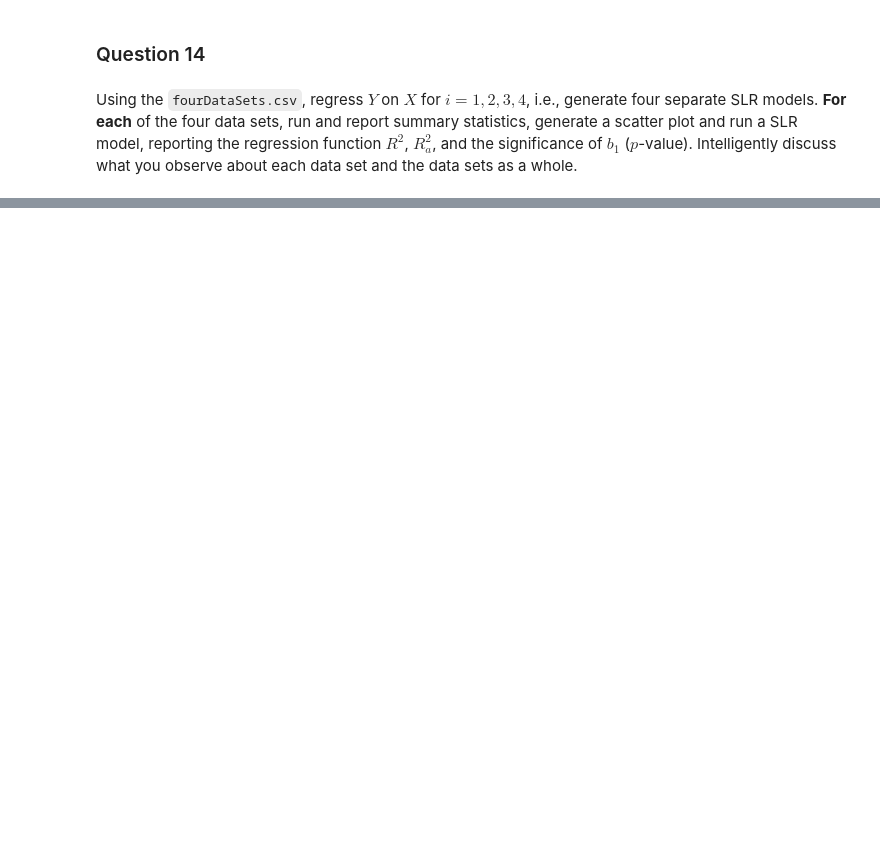
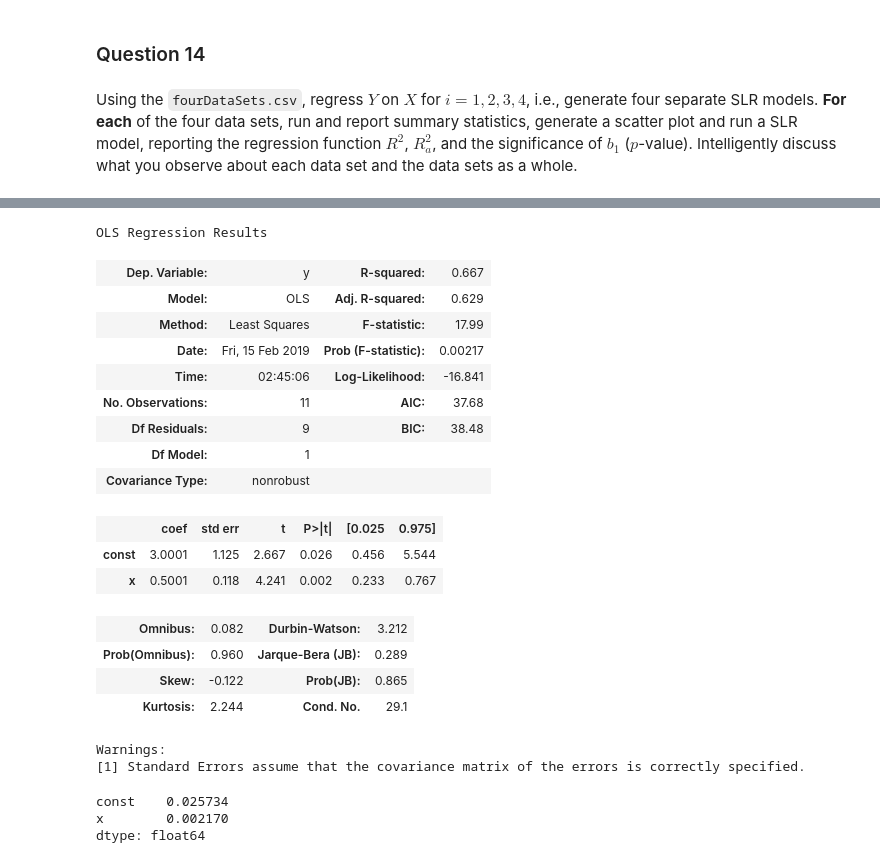
Before and after one commit to jin-sj/cs686_machine_learning, a Jupyter notebook: hw2/homework_02.ipynb, the cells around one changed output, grey strips where cells are left out. Saved outputs shown, nothing was run; the diff lists cells and outputs as text; code cells hidden in the pictures; blank space fills up the shorter version.

```diff
--- a/hw2/homework_02.ipynb
+++ b/hw2/homework_02.ipynb
@@ -265,0 +482,28 @@
+# %%
+model_1.summary()
+# %% [output]
+OLS Regression Results
+| Dep. Variable: | y | R-squared: | 0.667 |
+| Model: | OLS | Adj. R-squared: | 0.629 |
+| Method: | Least Squares | F-statistic: | 17.99 |
+| Date: | Fri, 15 Feb 2019 | Prob (F-statistic): | 0.00217 |
+| Time: | 02:45:06 | Log-Likelihood: | -16.841 |
+| No. Observations: | 11 | AIC: | 37.68 |
+| Df Residuals: | 9 | BIC: | 38.48 |
+| Df Model: | 1 |  |  |
+| Covariance Type: | nonrobust |  |  |
+|  | coef | std err | t | P>|t| | [0.025 | 0.975] |
+| const | 3.0001 | 1.125 | 2.667 | 0.026 | 0.456 | 5.544 |
+| x | 0.5001 | 0.118 | 4.241 | 0.002 | 0.233 | 0.767 |
+| Omnibus: | 0.082 | Durbin-Watson: | 3.212 |
+| Prob(Omnibus): | 0.960 | Jarque-Bera (JB): | 0.289 |
+| Skew: | -0.122 | Prob(JB): | 0.865 |
+| Kurtosis: | 2.244 | Cond. No. | 29.1 |
+Warnings:
+[1] Standard Errors assume that the covariance matrix of the errors is correctly specified.
+# %%
+model_1
+# %% [output]
+const    0.025734
+x        0.002170
+dtype: float64
```
Also changed, not shown: parts of 54 cells of this notebook.
